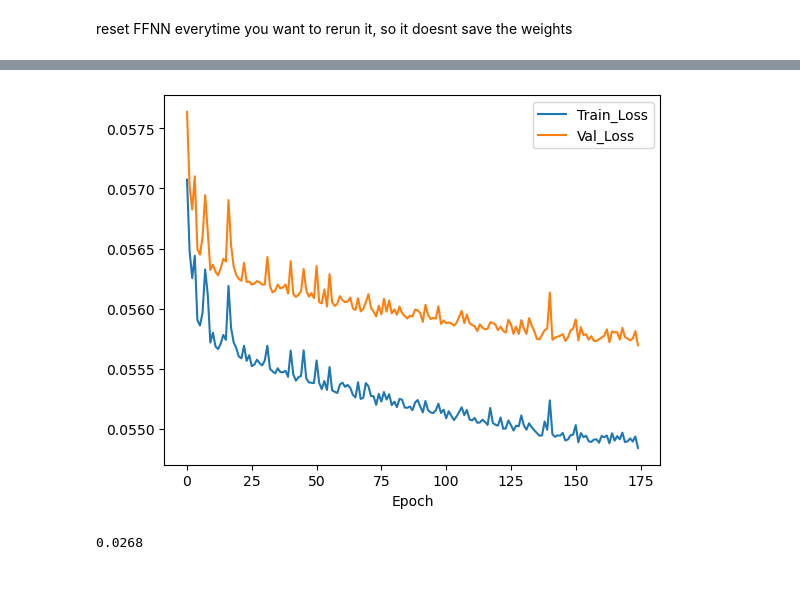
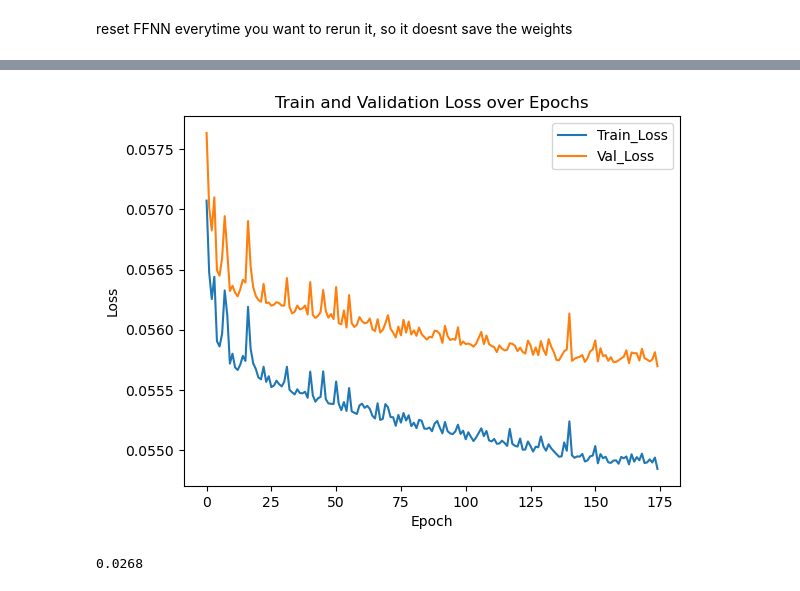
Before and after one commit to Simon-Simonsen/ML-project, a Jupyter notebook: M2.ipynb, the cells around one changed output, grey strips where cells are left out. Saved outputs shown, nothing was run; the diff lists cells and outputs as text; code cells hidden in the pictures.

Commit message:
M2 final plot changes

```diff
--- a/M2.ipynb
+++ b/M2.ipynb
@@ -453,5 +453,5 @@ val_loss = FFNN.getEpochVL()
 train_loss_df = pd.DataFrame(list(train_loss.items()), columns=["Epoch", "Train_Loss"])
 val_loss_df = pd.DataFrame(list(val_loss.items()), columns=["Epoch", "Val_Loss"])
 loss_df = train_loss_df.merge(val_loss_df, on="Epoch")
-loss_df.plot(x="Epoch", y=["Train_Loss","Val_Loss"], kind="line")
+loss_df.plot(x="Epoch", y=["Train_Loss","Val_Loss"], kind="line",ylabel="Loss", title="Train and Validation Loss over Epochs")
 # %% [output]
@@ -459,4 +459,4 @@ loss_df.plot(x="Epoch", y=["Train_Loss","Val_Loss"], kind="line")
-[figure, old version]
+[figure, new version]
 # %%
 y_pred_normal = FFNN.predict(X_test_scaled)
 # %%
```
Also changed, not shown: parts of 2 cells of this notebook.
